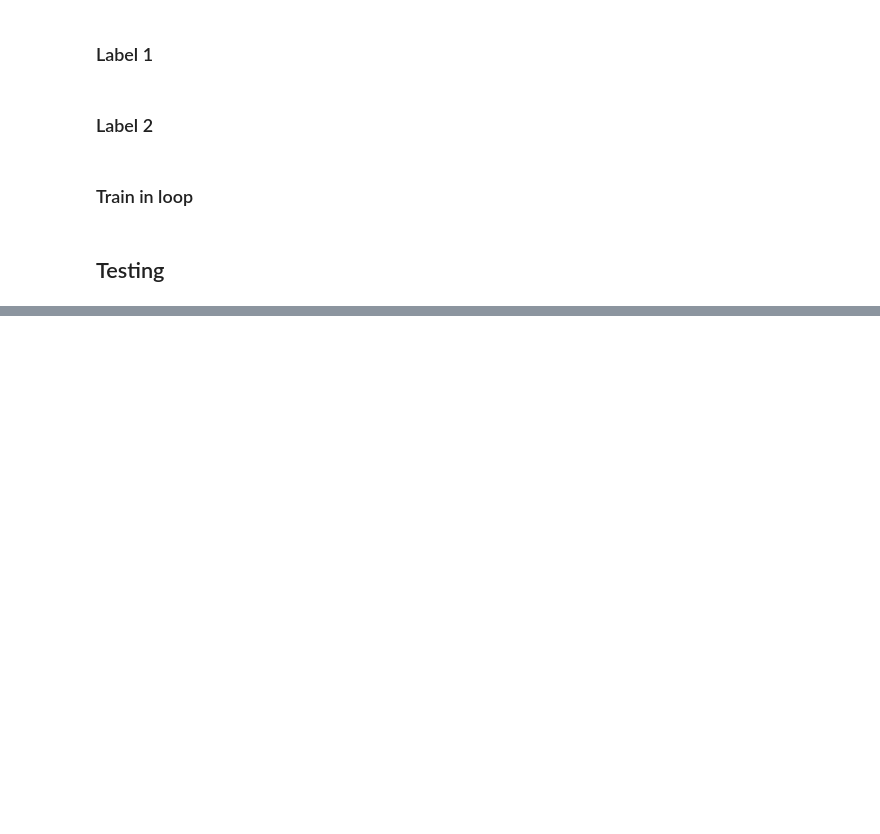
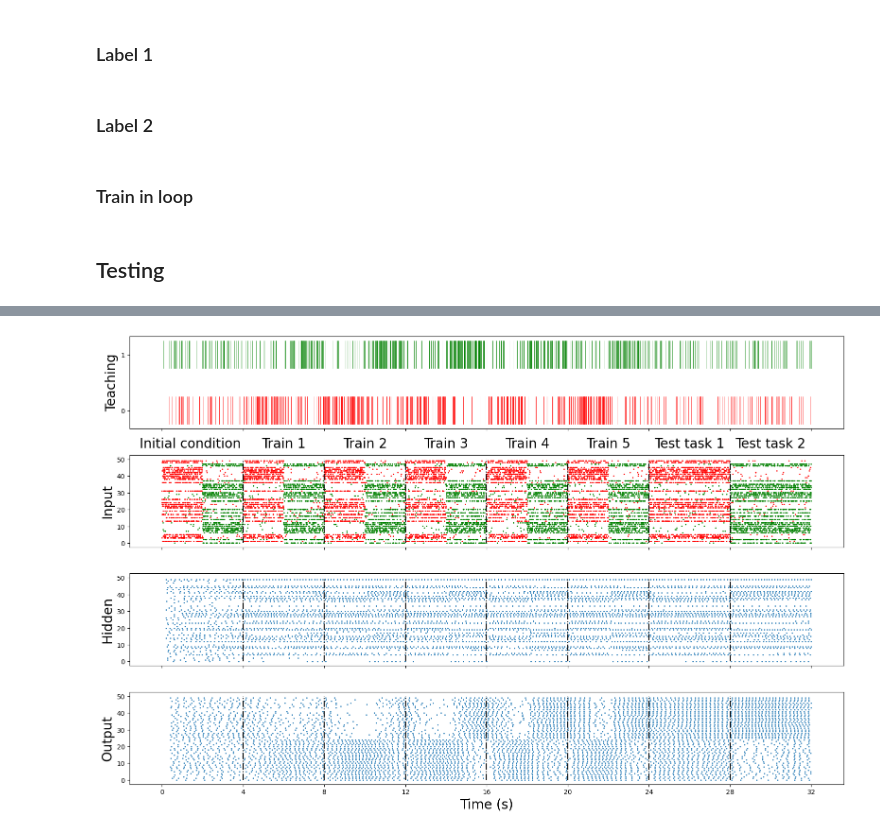
Before and after one commit to ferqui/memristec2024, a Jupyter notebook: Tutorial2.ipynb, the cells around one changed output, grey strips where cells are left out. Saved outputs shown, nothing was run; the diff lists cells and outputs as text; code cells hidden in the pictures; blank space fills up the shorter version.

```diff
--- a/Tutorial2.ipynb
+++ b/Tutorial2.ipynb
@@ -104,16 +104,16 @@ class Network(nn.Module):
         self.layer1 = DPINeuron(
             input_size,
             hidden_size,
-            Itau_mem=4.325374860094282e-12,#2.8e-12,
-            Igain_mem=20e-12,#10e-12,
+            Itau_mem=1.5e-12,
+            Igain_mem=5e-12,#10e-12,
             Ith=0.012,
             Idc=0,
             refP=0.0,
             Ipfb_th=225e-12,
             Ipfb_norm=1.0e9,
             Itau_ampa=4e-12,
-            Igain_ampa=10e-12,
-            Iw_ampa=200e-12,
+            Igain_ampa=5e-12,
+            Iw_ampa=150e-12,
             dt=1e-3,
             train_Igain_mem=False,
             train_Itau_mem=False,
@@ -123,16 +123,16 @@ class Network(nn.Module):
         self.layer2 = DPINeuron(
             hidden_size,
             output_size,
-            Itau_mem=4.325374860094282e-12,#2.8e-12,
-            Igain_mem=20e-12,#10e-12,
+            Itau_mem=1.5e-12,
+            Igain_mem=5e-12,#10e-12,
             Ith=0.012,
             Idc=0,
             refP=0.0,
             Ipfb_th=225e-12,
             Ipfb_norm=1.0e9,
             Itau_ampa=4e-12,
-            Igain_ampa=10e-12,
-            Iw_ampa=200e-12,
+            Igain_ampa=5e-12,
+            Iw_ampa=150e-12,
             dt=1e-3,
             train_Igain_mem=False,
             train_Itau_mem=False,
@@ -276,3 +251,54 @@ plt.show()
+# %%
+import pandas as pd
+
+a = np.array(['r']*input_size)
+a[input_size//2:] = 'g'
+a = a[input_random_shuffle]
+
+fig, axs = plt.subplots(4, 1, figsize=(16,10), sharex=True)
+plt.rc('axes', labelsize=20)
+axs[1].text(3.5*time/5000, input_size+7, "Initial condition", horizontalalignment='center', fontsize=20, color='black')
+axs[1].text(15*time/5000, input_size+7, "Train 1", horizontalalignment='center', fontsize=20, color='black')
+axs[1].text(25*time/5000, input_size+7, "Train 2", horizontalalignment='center', fontsize=20, color='black')
+axs[1].text(35*time/5000, input_size+7, "Train 3", horizontalalignment='center', fontsize=20, color='black')
+axs[1].text(45*time/5000, input_size+7, "Train 4", horizontalalignment='center', fontsize=20, color='black')
+axs[1].text(55*time/5000, input_size+7, "Train 5", horizontalalignment='center', fontsize=20, color='black')
+axs[1].text(65*time/5000, input_size+7, "Test task 1", horizontalalignment='center', fontsize=20, color='black')
+axs[1].text(75*time/5000, input_size+7, "Test task 2", horizontalalignment='center', fontsize=20, color='black')
+
+axs[0].set_ylabel('Teaching')
+axs[1].set_ylabel('Input')
+axs[2].set_ylabel('Hidden')
+axs[3].set_ylabel('Output')
+
+t = np.where(teaching_stack[:,0])[0]
+axs[0].vlines(x=t/1000, ymin=-0.25, ymax=0.25, colors=['r'], linestyles='solid', linewidths=0.5) # linestyles : {'solid', 'dashed', 'dashdot', 'dotted'}
+t = np.where(teaching_stack[:,1])[0]
+axs[0].vlines(x=t/1000, ymin=0.75, ymax=1.25, colors=['g'], linestyles='solid', linewidths=0.5) # linestyles : {'solid', 'dashed', 'dashdot', 'dotted'}
+axs[0].set_yticks([0,1])
+
+# t, idx = np.where(teaching_stack)
+# sns.histplot(pd.DataFrame({'x': t/1000, 'y': idx}), x='x', hue='y', kde=True, ax=axs[0])
+
+t, idx = np.where(total_input_stack)
+axs[1].scatter(t/1000,idx, s=1, c=a[idx])
+axs[1].vlines(x=[10*time/5000, 20*time/5000, 30*time/5000, 40*time/5000, 50*time/5000, 60*time/5000, 70*time/5000], ymin=0, ymax=input_size, colors=['k', 'k', 'k', 'k'], linestyles='dashdot') # linestyles : {'solid', 'dashed', 'dashdot', 'dotted'}
+
+t, idx = np.where(hidden_stack)
+axs[2].scatter(t/1000,idx, s=1)
+axs[2].vlines(x=[10*time/5000, 20*time/5000, 30*time/5000, 40*time/5000, 50*time/5000, 60*time/5000, 70*time/5000], ymin=0, ymax=hidden_size, colors=['k', 'k', 'k', 'k'], linestyles='dashdot') # linestyles : {'solid', 'dashed', 'dashdot', 'dotted'}
+
+t, idx = np.where(output_stack)
+axs[3].scatter(t/1000,idx, s=1)
+axs[3].vlines(x=[10*time/5000, 20*time/5000, 30*time/5000, 40*time/5000, 50*time/5000, 60*time/5000, 70*time/5000], ymin=0, ymax=hidden_size, colors=['k', 'k', 'k', 'k'], linestyles='dashdot') # linestyles : {'solid', 'dashed', 'dashdot', 'dotted'}
+axs[3].set_xticks([0,4,8,12,16,20,24,28,32])
+
+fig.tight_layout()
+
+plt.xlabel('Time (s)')
+plt.show()
+# %% [output]
+[figure, added]
 # %%
 plt.figure()
 ax = sns.heatmap(model.layer2.W_ampa.detach().cpu(), cmap="YlGnBu")
```
Also changed, not shown: parts of 5 cells of this notebook, 2 other files.
